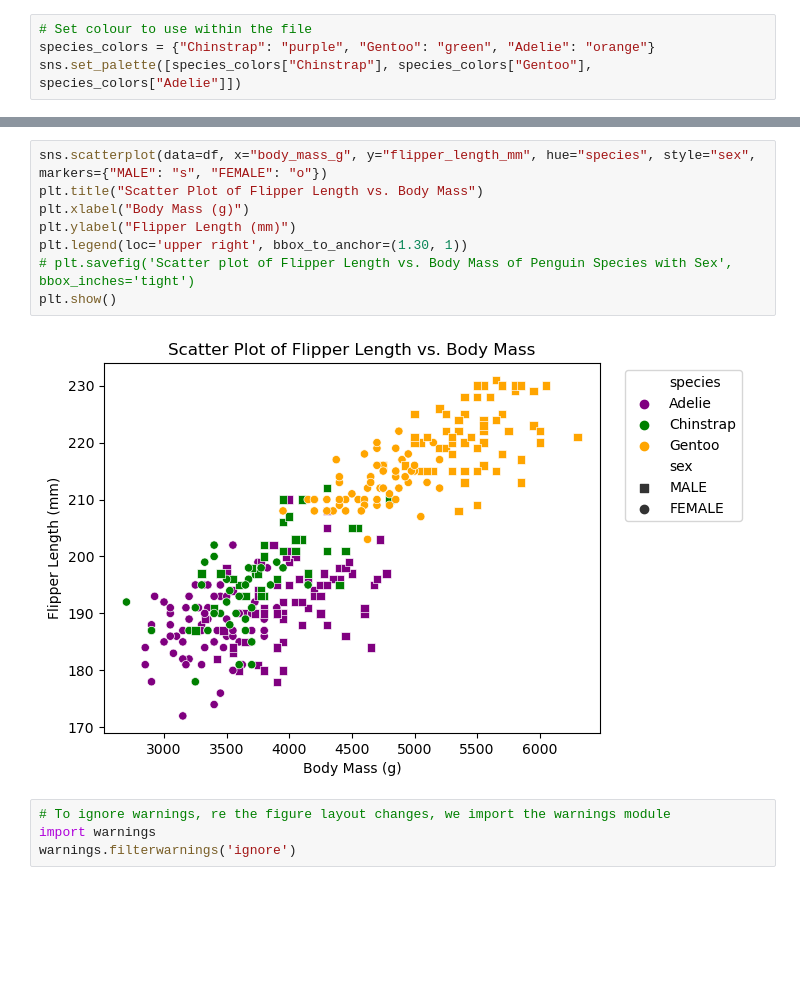
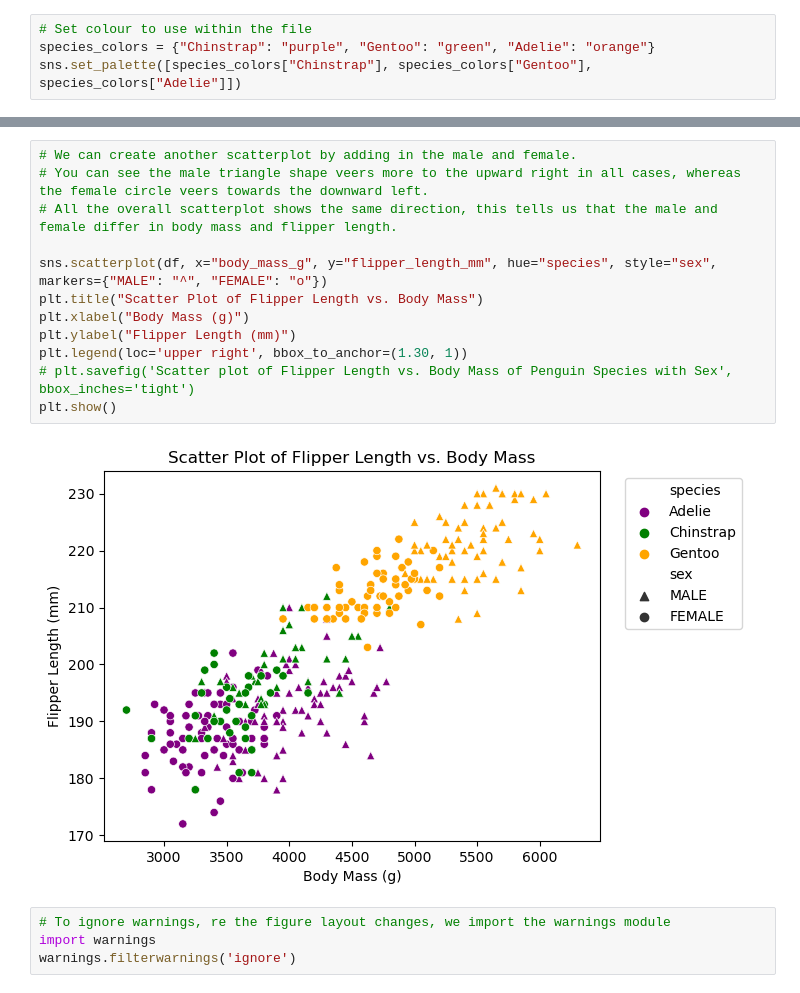
Before and after one commit to Grainne10/myproject, a Jupyter notebook: penguins.ipynb, the cells around one changed output, grey strips where cells are left out. Cells and saved outputs as stored; diff of their text form; blank space fills up the shorter version.

Commit message:
Additional scatter plot by male and female species

```diff
--- a/penguins.ipynb
+++ b/penguins.ipynb
@@ -368,15 +367,19 @@ plt.show()
 # %% [output]
 [figure]
 # %%
-sns.scatterplot(data=df, x="body_mass_g", y="flipper_length_mm", hue="species", style="sex", markers={"MALE": "s", "FEMALE": "o"})
+# We can create another scatterplot by adding in the male and female.
+# You can see the male triangle shape veers more to the upward right in all cases, whereas the female circle veers towards the downward left.
+# All the overall scatterplot shows the same direction, this tells us that the male and female differ in body mass and flipper length.
+
+sns.scatterplot(df, x="body_mass_g", y="flipper_length_mm", hue="species", style="sex", markers={"MALE": "^", "FEMALE": "o"})
 plt.title("Scatter Plot of Flipper Length vs. Body Mass")
 plt.xlabel("Body Mass (g)")
 plt.ylabel("Flipper Length (mm)")
 plt.legend(loc='upper right', bbox_to_anchor=(1.30, 1))
 # plt.savefig('Scatter plot of Flipper Length vs. Body Mass of Penguin Species with Sex', bbox_inches='tight')
 plt.show()
 # %% [output]
-[figure, old version]
+[figure, new version]
 # %%
 # To ignore warnings, re the figure layout changes, we import the warnings module
 import warnings
```
Also changed, not shown: parts of 2 cells of this notebook.
